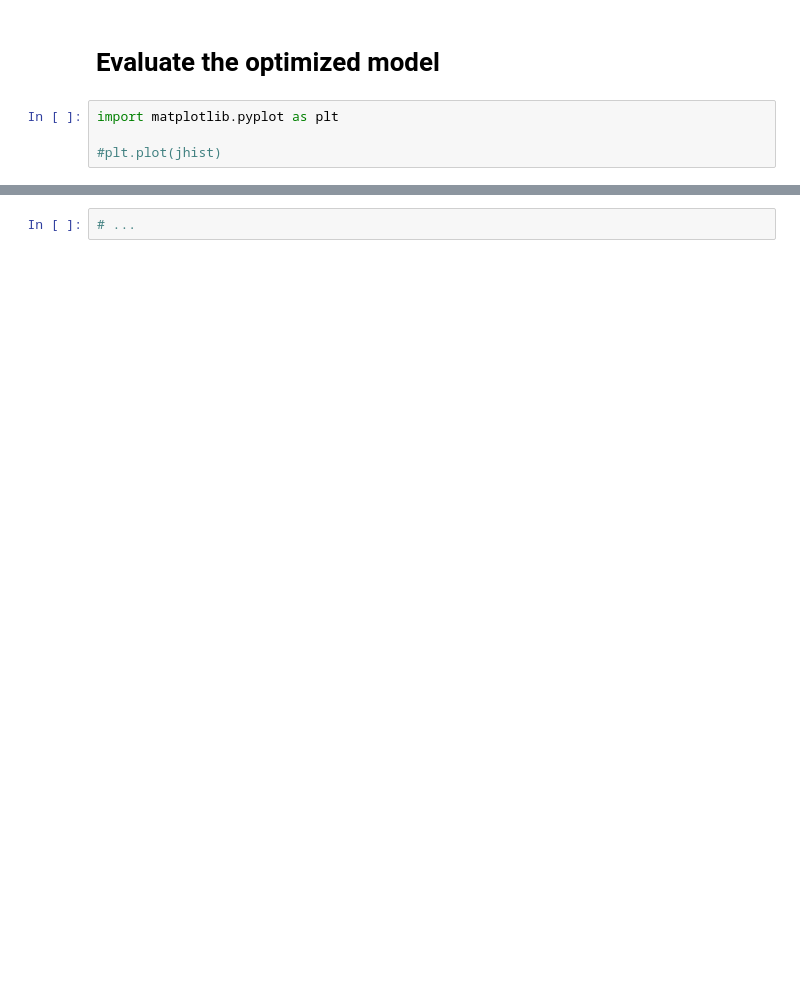
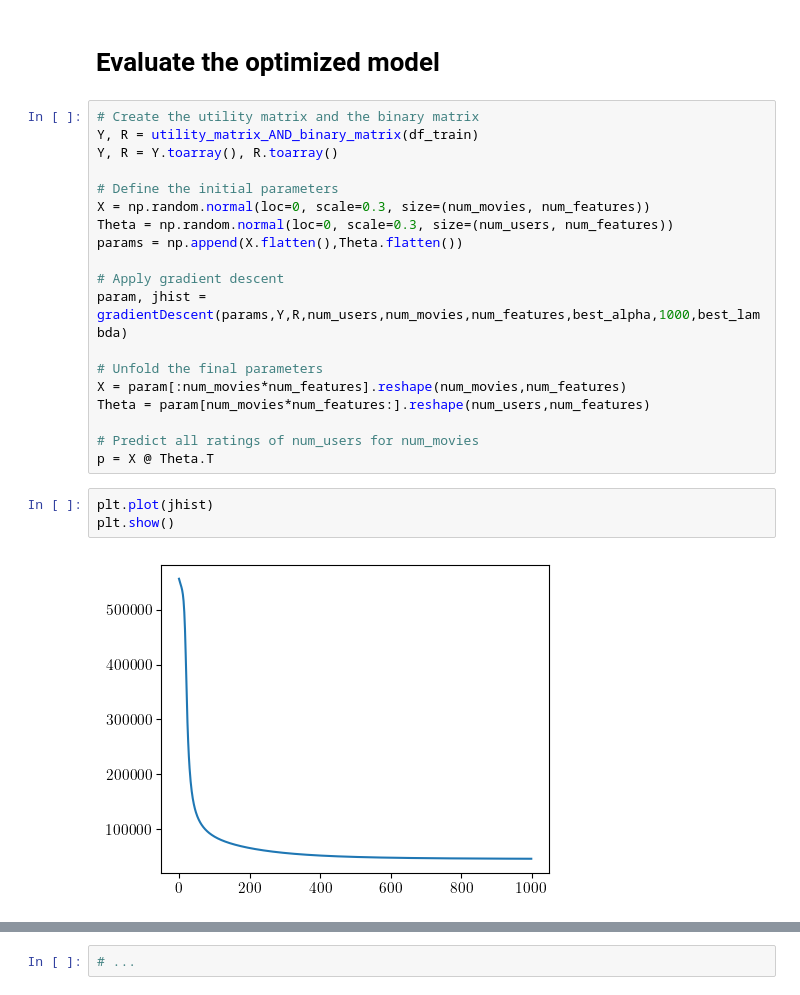
Before and after one commit to jepe06/Project2--Recommender-System, a Jupyter notebook: 03 model01.ipynb, the cells around one changed output, grey strips where cells are left out. Cells and saved outputs as stored; diff of their text form; blank space fills up the shorter version.

```diff
--- a/03 model01.ipynb
+++ b/03 model01.ipynb
@@ -238,6 +302,26 @@ best_lambda, best_alpha = None, None
 # %% [markdown]
 # Evaluate the optimized model
-# %%
-import matplotlib.pyplot as plt
-
-#plt.plot(jhist)
+# %%
+# Create the utility matrix and the binary matrix
+Y, R = utility_matrix_AND_binary_matrix(df_train)
+Y, R = Y.toarray(), R.toarray()
+
+# Define the initial parameters
+X = np.random.normal(loc=0, scale=0.3, size=(num_movies, num_features))
+Theta = np.random.normal(loc=0, scale=0.3, size=(num_users, num_features))
+params = np.append(X.flatten(),Theta.flatten())
+
+# Apply gradient descent
+param, jhist = gradientDescent(params,Y,R,num_users,num_movies,num_features,best_alpha,1000,best_lambda)
+
+# Unfold the final parameters
+X = param[:num_movies*num_features].reshape(num_movies,num_features)
+Theta = param[num_movies*num_features:].reshape(num_users,num_features)
+
+# Predict all ratings of num_users for num_movies
+p = X @ Theta.T
+# %%
+plt.plot(jhist)
+plt.show()
+# %% [output]
+[figure, added]
```
Also changed, not shown: parts of 9 cells of this notebook.
